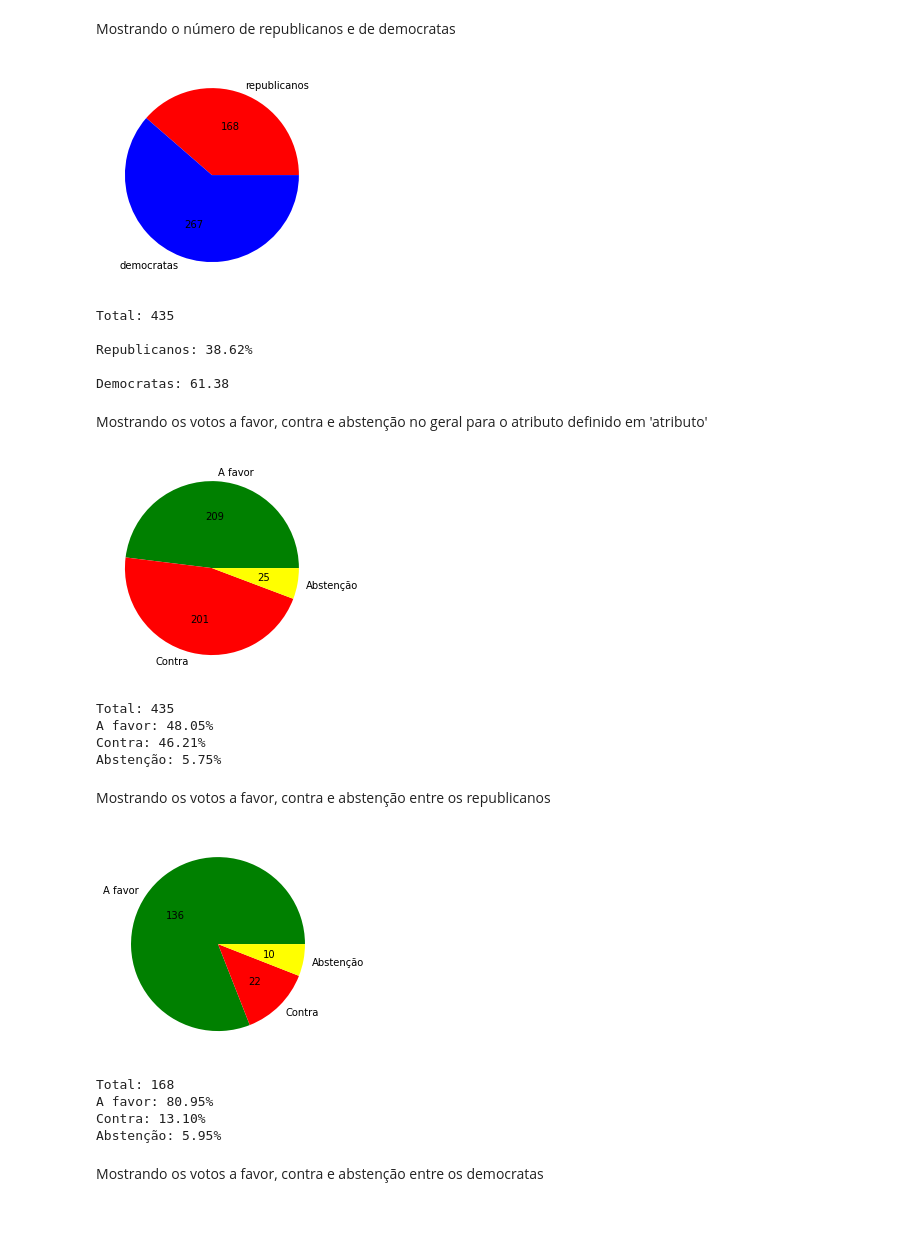
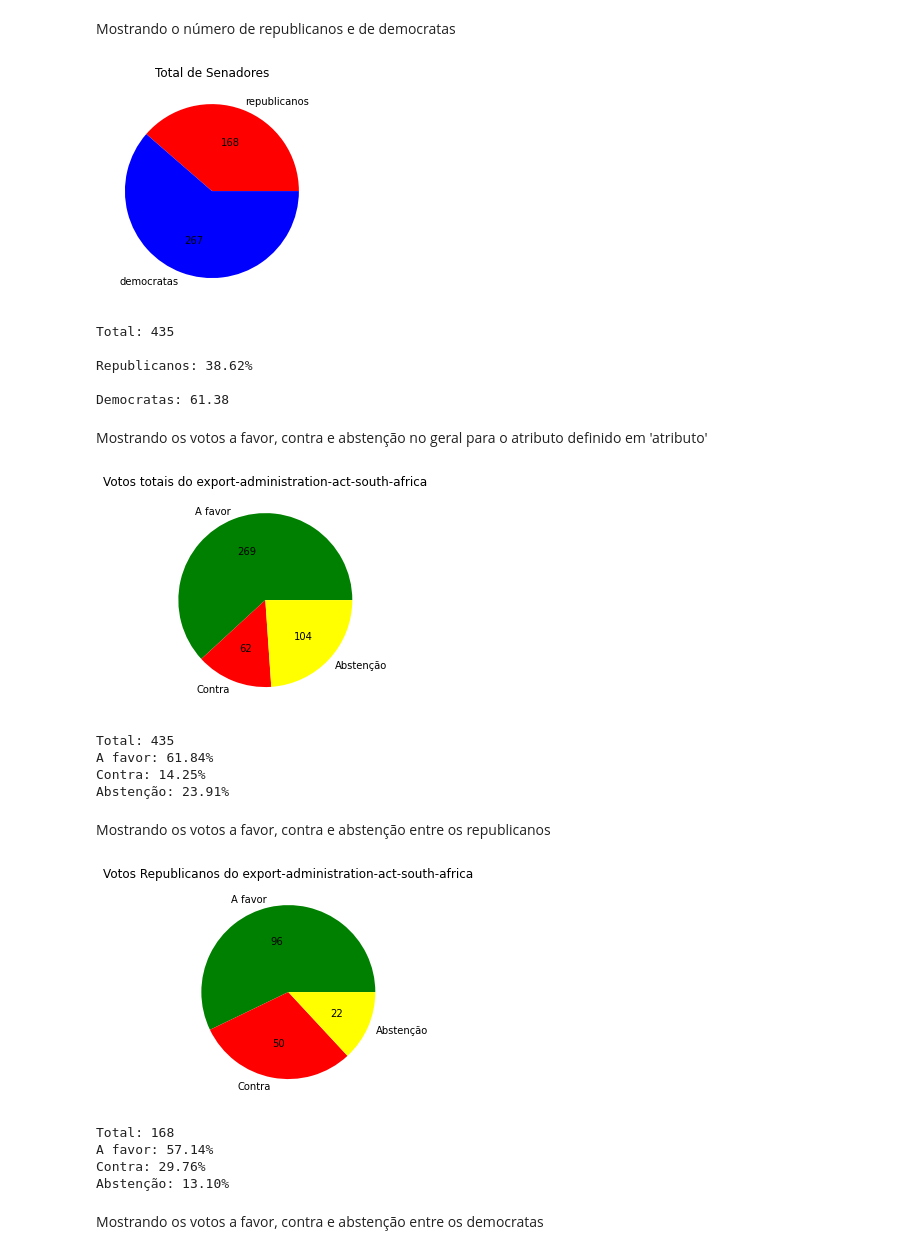
Before and after one commit to Vihimuro/MDAEL8, a Jupyter notebook: Mineração.ipynb, the cells around one changed output. Saved outputs shown, nothing was run; the diff lists cells and outputs as text; code cells hidden in the pictures; blank space fills up the shorter version.

```diff
--- a/Mineração.ipynb
+++ b/Mineração.ipynb
@@ -573,17 +681,18 @@ Mostrando o número de republicanos e de democratas
 # %%
 label = ['republicanos','democratas']
 cores = ['r','b']
 republicanos = df['Class-Name'].value_counts()[0]
 democratas = df['Class-Name'].value_counts()[1]
 total = republicanos + democratas
 y = np.array([republicanos, democratas])
-plt.pie(y, labels=label, colors=cores, autopct= lambda x: '{:.0f}'.format(x*y.sum()/100, startangle=90))
+plt.pie(y , labels=label, colors=cores, autopct= lambda x: '{:.0f}'.format(x*y.sum()/100, startangle=90))
+plt.title('Total de Senadores')
 plt.show()
 print("Total: {}\n".format(total) )
 print("Republicanos: {:.2f}%\n".format((republicanos*100)/total))
 print("Democratas: {:.2f}\n".format((democratas*100)/total))
 # %% [output]
-[figure, old version]
+[figure, new version]
 Total: 435
 
 Republicanos: 38.62%
@@ -606,17 +715,18 @@ abstencao = df[atributo].value_counts()[2]
 total = favor+contra+abstencao
 y = np.array([favor,contra,abstencao])
 plt.pie(y, labels=label, colors=cores, autopct= lambda x: '{:.0f}'.format(x*y.sum()/100, startangle=90))
+plt.title('Votos totais do {}'.format(atributo))
 plt.show()
 print("Total: {}".format(total) )
 print("A favor: {:.2f}%".format((favor*100)/total))
 print("Contra: {:.2f}%".format((contra*100)/total))
 print("Abstenção: {:.2f}%".format((abstencao*100)/total))
 # %% [output]
-[figure, old version]
+[figure, new version]
 Total: 435
-A favor: 48.05%
-Contra: 46.21%
-Abstenção: 5.75%
+A favor: 61.84%
+Contra: 14.25%
+Abstenção: 23.91%
 # %% [markdown]
 Mostrando os votos a favor, contra e abstenção entre os republicanos
 # %%
@@ -628,17 +738,18 @@ abstencao = ((df['Class-Name'] == 0) & ((df[atributo]) == 2)).sum()
 total = favor+contra+abstencao
 y = np.array([favor,contra,abstencao])
 plt.pie(y, labels=label, colors=cores, autopct= lambda x: '{:.0f}'.format(x*y.sum()/100, startangle=90))
+plt.title('Votos Republicanos do {}'.format(atributo))
 plt.show()
 print("Total: {}".format(total) )
 print("A favor: {:.2f}%".format((favor*100)/total))
 print("Contra: {:.2f}%".format((contra*100)/total))
 print("Abstenção: {:.2f}%".format((abstencao*100)/total))
 # %% [output]
-[figure, old version]
+[figure, new version]
 Total: 168
-A favor: 80.95%
-Contra: 13.10%
-Abstenção: 5.95%
+A favor: 57.14%
+Contra: 29.76%
+Abstenção: 13.10%
 # %% [markdown]
 Mostrando os votos a favor, contra e abstenção entre os democratas
 # %%
```
Also changed, not shown: parts of 32 cells of this notebook.
